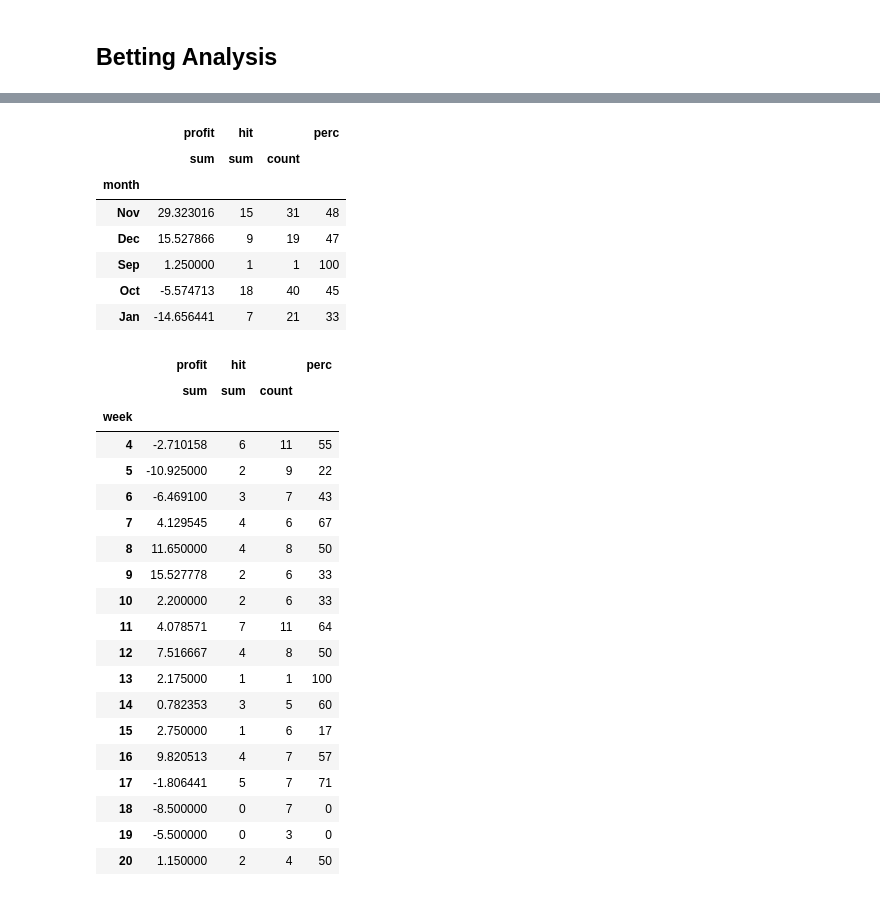
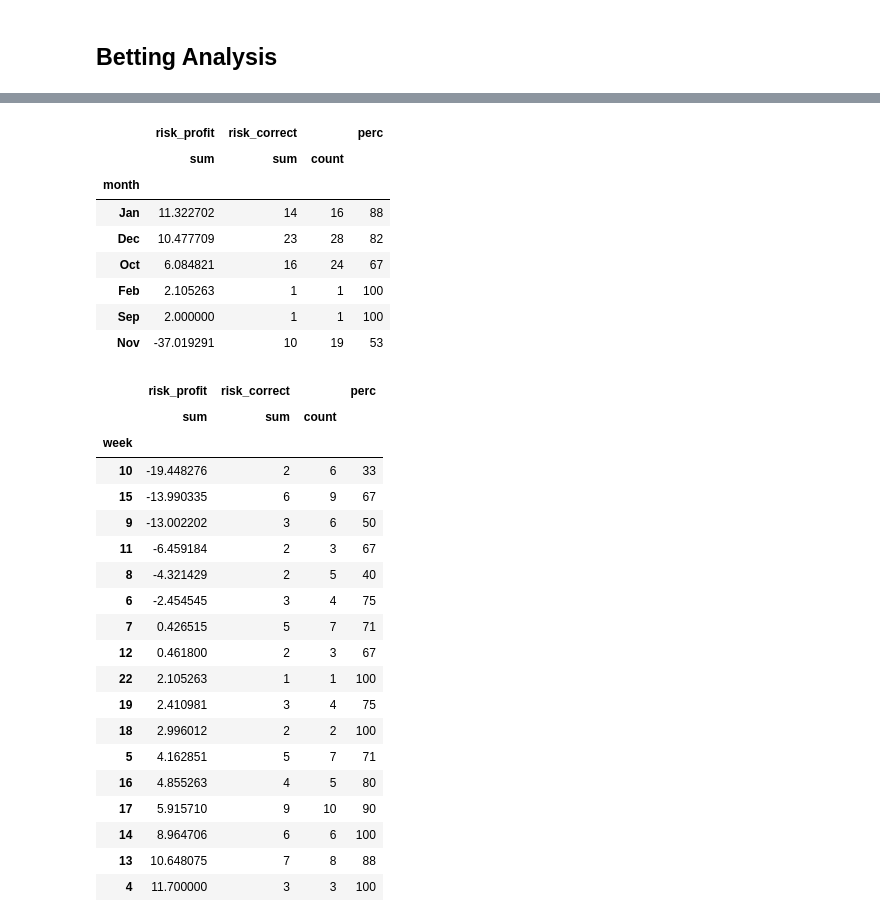
Before and after one commit to tylerengland25/NFL, a Jupyter notebook: backend/analytics/2021.ipynb, the cells around one changed output, grey strips where cells are left out. Saved outputs shown, nothing was run; the diff lists cells and outputs as text; code cells hidden in the pictures.

```diff
--- a/backend/analytics/2021.ipynb
+++ b/backend/analytics/2021.ipynb
@@ -14,6 +14,7 @@ os.getcwd()
 # %%
 df = pd.read_csv('backend\\data\\predictions\\2021_nn.csv')
 df['date'] = pd.to_datetime(df['date'])
-df = df[df['date'] >= datetime(2021, 9, 1)]
-df['hit'] = df['prediction'] == df['outcome']
+df['y'] = np.where(df['y'], df['home'], df['away'])
+df['y_pred'] = np.where(df['y_pred'], df['home'], df['away'])
 df.dropna(inplace=True)
+df
@@ -59,41 +112,42 @@ per_unit
 # Per Month
 df['month'] = df['date'].dt.month
 df['month'] = df['month'].apply(lambda x: calendar.month_abbr[x])
-per_month = df.groupby(['month']).aggregate({'profit': 'sum', 'hit': ['sum', 'count']})
-per_month['perc'] = (per_month[('hit', 'sum')] / per_month[('hit', 'count')] * 100).apply(round)
-per_month.sort_values(by=[('profit', 'sum'), ], ascending=False)
+per_month = df.groupby(['month']).aggregate({'risk_profit': 'sum', 'risk_correct': ['sum', 'count']})
+per_month['perc'] = (per_month[('risk_correct', 'sum')] / per_month[('risk_correct', 'count')] * 100).apply(round)
+per_month.sort_values(by=[('risk_profit', 'sum'), ], ascending=False)
 # %% [output]
-|  | profit | hit |  | perc |
+|  | risk_profit | risk_correct |  | perc |
 |  | sum | sum | count |  |
 | month |  |  |  |  |
-| Nov | 29.323016 | 15 | 31 | 48 |
-| Dec | 15.527866 | 9 | 19 | 47 |
-| Sep | 1.250000 | 1 | 1 | 100 |
-| Oct | -5.574713 | 18 | 40 | 45 |
-| Jan | -14.656441 | 7 | 21 | 33 |
+| Jan | 11.322702 | 14 | 16 | 88 |
+| Dec | 10.477709 | 23 | 28 | 82 |
+| Oct | 6.084821 | 16 | 24 | 67 |
+| Feb | 2.105263 | 1 | 1 | 100 |
+| Sep | 2.000000 | 1 | 1 | 100 |
+| Nov | -37.019291 | 10 | 19 | 53 |
 # %%
 # Per Week
-per_week = df.groupby(['week']).aggregate({'profit': 'sum', 'hit': ['sum', 'count']})
-per_week['perc'] = (per_week[('hit', 'sum')] / per_week[('hit', 'count')] * 100).apply(round)
-per_week
+per_week = df.groupby(['week']).aggregate({'risk_profit': 'sum', 'risk_correct': ['sum', 'count']})
+per_week['perc'] = (per_week[('risk_correct', 'sum')] / per_week[('risk_correct', 'count')] * 100).apply(round)
+per_week.sort_values([('risk_profit', 'sum')])
 # %% [output]
-|  | profit | hit |  | perc |
+|  | risk_profit | risk_correct |  | perc |
 |  | sum | sum | count |  |
 | week |  |  |  |  |
-| 4 | -2.710158 | 6 | 11 | 55 |
-| 5 | -10.925000 | 2 | 9 | 22 |
-| 6 | -6.469100 | 3 | 7 | 43 |
-| 7 | 4.129545 | 4 | 6 | 67 |
-| 8 | 11.650000 | 4 | 8 | 50 |
-| 9 | 15.527778 | 2 | 6 | 33 |
-| 10 | 2.200000 | 2 | 6 | 33 |
-| 11 | 4.078571 | 7 | 11 | 64 |
-| 12 | 7.516667 | 4 | 8 | 50 |
-| 13 | 2.175000 | 1 | 1 | 100 |
-| 14 | 0.782353 | 3 | 5 | 60 |
-| 15 | 2.750000 | 1 | 6 | 17 |
-| 16 | 9.820513 | 4 | 7 | 57 |
-| 17 | -1.806441 | 5 | 7 | 71 |
-| 18 | -8.500000 | 0 | 7 | 0 |
-| 19 | -5.500000 | 0 | 3 | 0 |
-| 20 | 1.150000 | 2 | 4 | 50 |
+| 10 | -19.448276 | 2 | 6 | 33 |
+| 15 | -13.990335 | 6 | 9 | 67 |
+| 9 | -13.002202 | 3 | 6 | 50 |
+| 11 | -6.459184 | 2 | 3 | 67 |
+| 8 | -4.321429 | 2 | 5 | 40 |
+| 6 | -2.454545 | 3 | 4 | 75 |
+| 7 | 0.426515 | 5 | 7 | 71 |
+| 12 | 0.461800 | 2 | 3 | 67 |
+| 22 | 2.105263 | 1 | 1 | 100 |
+| 19 | 2.410981 | 3 | 4 | 75 |
+| 18 | 2.996012 | 2 | 2 | 100 |
+| 5 | 4.162851 | 5 | 7 | 71 |
+| 16 | 4.855263 | 4 | 5 | 80 |
+| 17 | 5.915710 | 9 | 10 | 90 |
+| 14 | 8.964706 | 6 | 6 | 100 |
+| 13 | 10.648075 | 7 | 8 | 88 |
+| 4 | 11.700000 | 3 | 3 | 100 |
```
Also changed, not shown: parts of 7 cells of this notebook, 5 other files.
